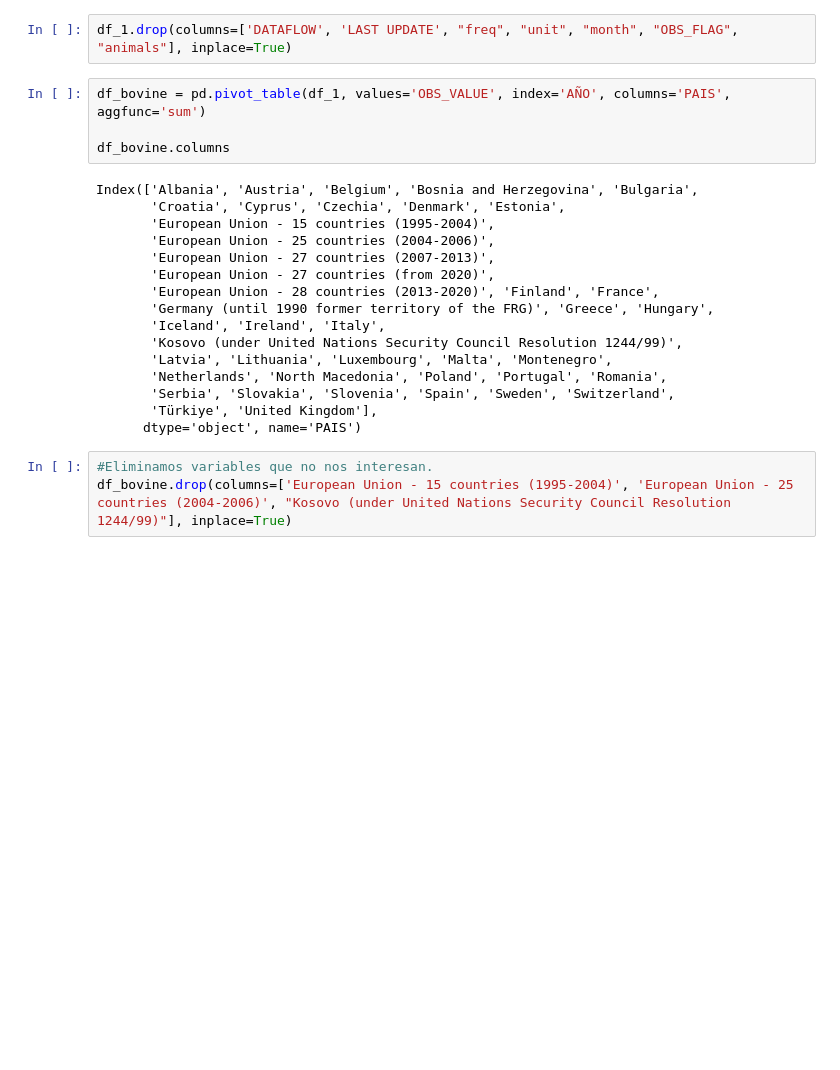
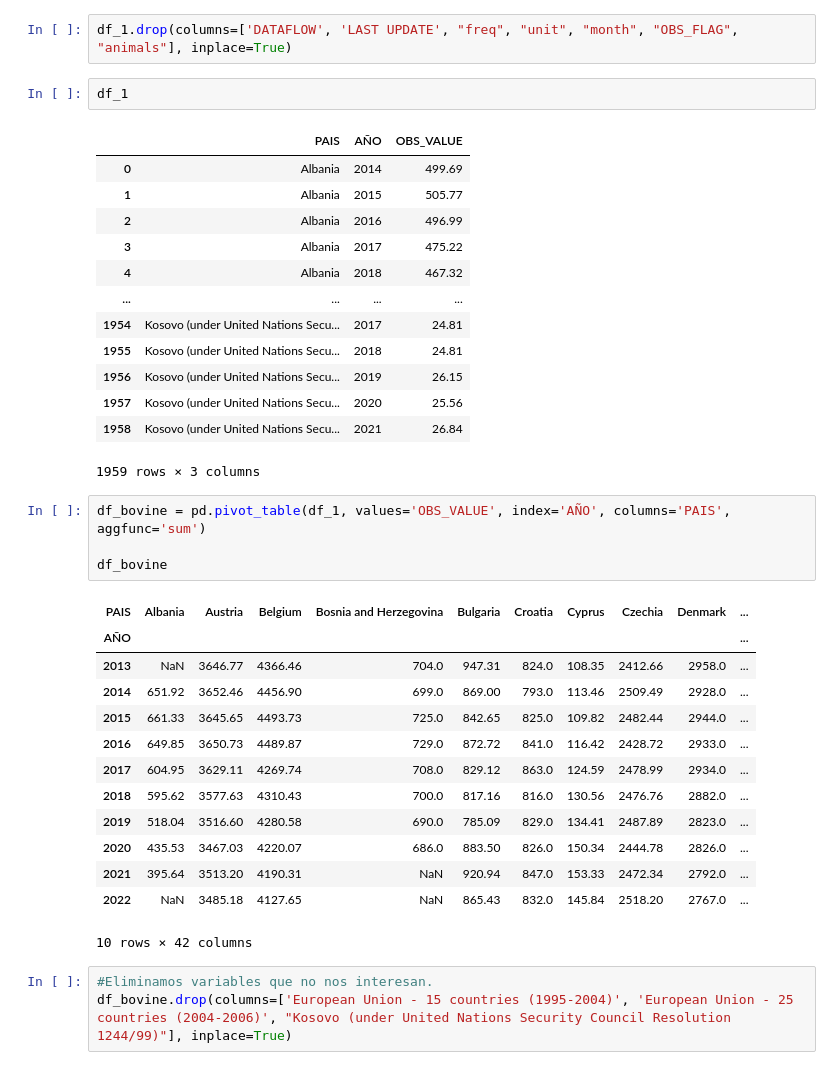
Before and after one commit to JuditRoca/Carnic_impact_EDA, a Jupyter notebook: Bovine_populaton.ipynb, the cells around one changed output. Saved outputs shown, nothing was run; the diff lists cells and outputs as text; blank space fills up the shorter version.

Commit message:
Reajuste dataframes+ creacion graficas 27.05 13:28

```diff
--- a/Bovine_populaton.ipynb
+++ b/Bovine_populaton.ipynb
@@ -12,26 +12,40 @@ df_1 = pd.read_csv(url1)
 df_1.rename(columns={"TIME_PERIOD":"AÑO", "geo": "PAIS"}, inplace=True)
 # %%
 df_1.drop(columns=['DATAFLOW', 'LAST UPDATE', "freq", "unit", "month", "OBS_FLAG", "animals"], inplace=True)
+# %%
+df_1
+# %% [output]
+|  | PAIS | AÑO | OBS_VALUE |
+| 0 | Albania | 2014 | 499.69 |
+| 1 | Albania | 2015 | 505.77 |
+| 2 | Albania | 2016 | 496.99 |
+| 3 | Albania | 2017 | 475.22 |
+| 4 | Albania | 2018 | 467.32 |
+| ... | ... | ... | ... |
+| 1954 | Kosovo (under United Nations Secu... | 2017 | 24.81 |
+| 1955 | Kosovo (under United Nations Secu... | 2018 | 24.81 |
+| 1956 | Kosovo (under United Nations Secu... | 2019 | 26.15 |
+| 1957 | Kosovo (under United Nations Secu... | 2020 | 25.56 |
+| 1958 | Kosovo (under United Nations Secu... | 2021 | 26.84 |
+1959 rows × 3 columns
 # %%
 df_bovine = pd.pivot_table(df_1, values='OBS_VALUE', index='AÑO', columns='PAIS', aggfunc='sum')
 
-df_bovine.columns
+df_bovine
 # %% [output]
+| PAIS | Albania | Austria | Belgium | Bosnia and Herzegovina | Bulgaria | Croatia | Cyprus | Czechia | Denmark | ... |
+| AÑO |  |  |  |  |  |  |  |  |  | ... |
+| 2013 | NaN | 3646.77 | 4366.46 | 704.0 | 947.31 | 824.0 | 108.35 | 2412.66 | 2958.0 | ... |
+| 2014 | 651.92 | 3652.46 | 4456.90 | 699.0 | 869.00 | 793.0 | 113.46 | 2509.49 | 2928.0 | ... |
+| 2015 | 661.33 | 3645.65 | 4493.73 | 725.0 | 842.65 | 825.0 | 109.82 | 2482.44 | 2944.0 | ... |
+| 2016 | 649.85 | 3650.73 | 4489.87 | 729.0 | 872.72 | 841.0 | 116.42 | 2428.72 | 2933.0 | ... |
+| 2017 | 604.95 | 3629.11 | 4269.74 | 708.0 | 829.12 | 863.0 | 124.59 | 2478.99 | 2934.0 | ... |
+| 2018 | 595.62 | 3577.63 | 4310.43 | 700.0 | 817.16 | 816.0 | 130.56 | 2476.76 | 2882.0 | ... |
+| 2019 | 518.04 | 3516.60 | 4280.58 | 690.0 | 785.09 | 829.0 | 134.41 | 2487.89 | 2823.0 | ... |
+| 2020 | 435.53 | 3467.03 | 4220.07 | 686.0 | 883.50 | 826.0 | 150.34 | 2444.78 | 2826.0 | ... |
+| 2021 | 395.64 | 3513.20 | 4190.31 | NaN | 920.94 | 847.0 | 153.33 | 2472.34 | 2792.0 | ... |
+| 2022 | NaN | 3485.18 | 4127.65 | NaN | 865.43 | 832.0 | 145.84 | 2518.20 | 2767.0 | ... |
-Index(['Albania', 'Austria', 'Belgium', 'Bosnia and Herzegovina', 'Bulgaria',
-       'Croatia', 'Cyprus', 'Czechia', 'Denmark', 'Estonia',
-       'European Union - 15 countries (1995-2004)',
-       'European Union - 25 countries (2004-2006)',
-       'European Union - 27 countries (2007-2013)',
-       'European Union - 27 countries (from 2020)',
-       'European Union - 28 countries (2013-2020)', 'Finland', 'France',
-       'Germany (until 1990 former territory of the FRG)', 'Greece', 'Hungary',
-       'Iceland', 'Ireland', 'Italy',
-       'Kosovo (under United Nations Security Council Resolution 1244/99)',
-       'Latvia', 'Lithuania', 'Luxembourg', 'Malta', 'Montenegro',
-       'Netherlands', 'North Macedonia', 'Poland', 'Portugal', 'Romania',
-       'Serbia', 'Slovakia', 'Slovenia', 'Spain', 'Sweden', 'Switzerland',
-       'Türkiye', 'United Kingdom'],
-      dtype='object', name='PAIS')
+10 rows × 42 columns
 # %%
 #Eliminamos variables que no nos interesan.
 df_bovine.drop(columns=['European Union - 15 countries (1995-2004)', 'European Union - 25 countries (2004-2006)', "Kosovo (under United Nations Security Council Resolution 1244/99)"], inplace=True)
```
Also changed, not shown: parts of 10 cells of this notebook, 8 other files.
